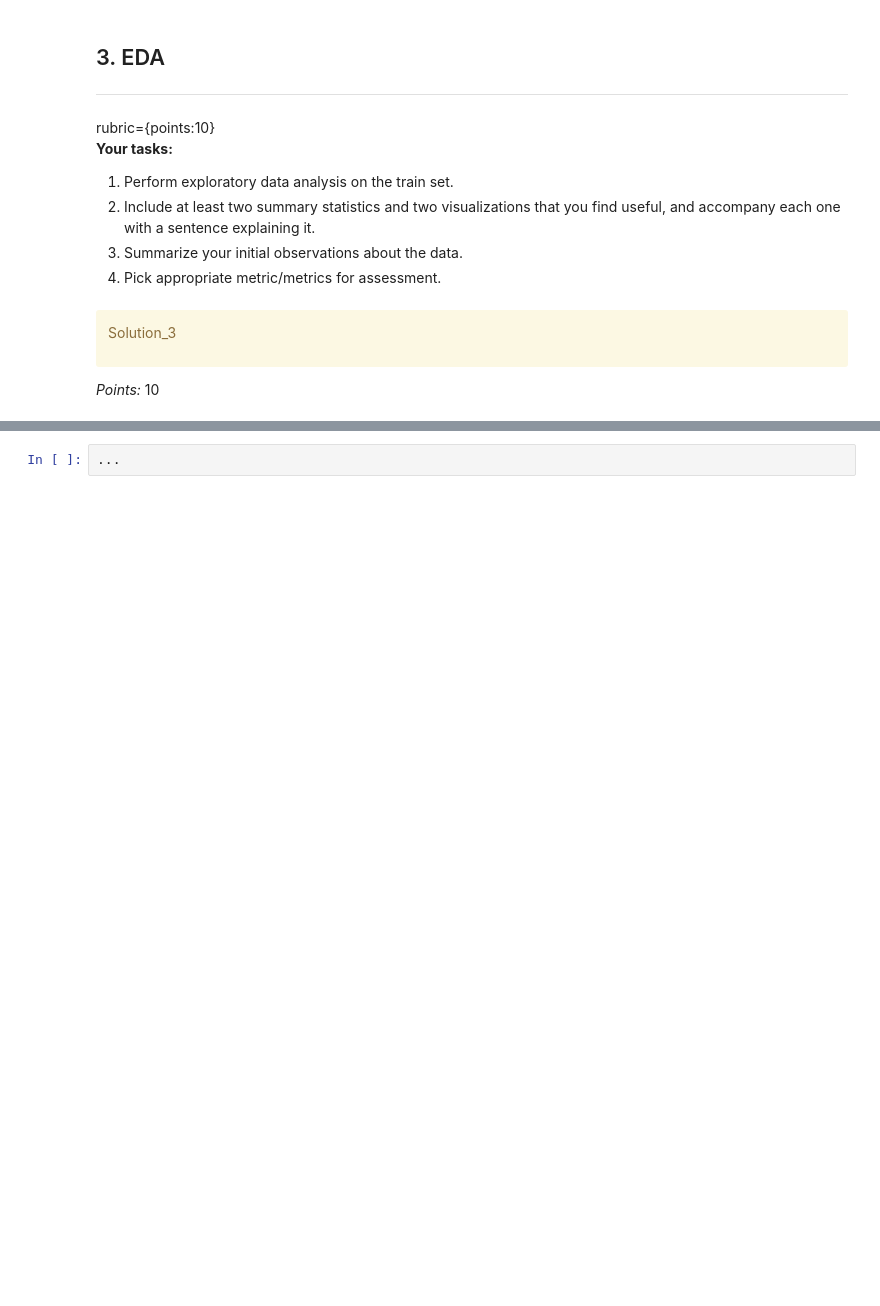
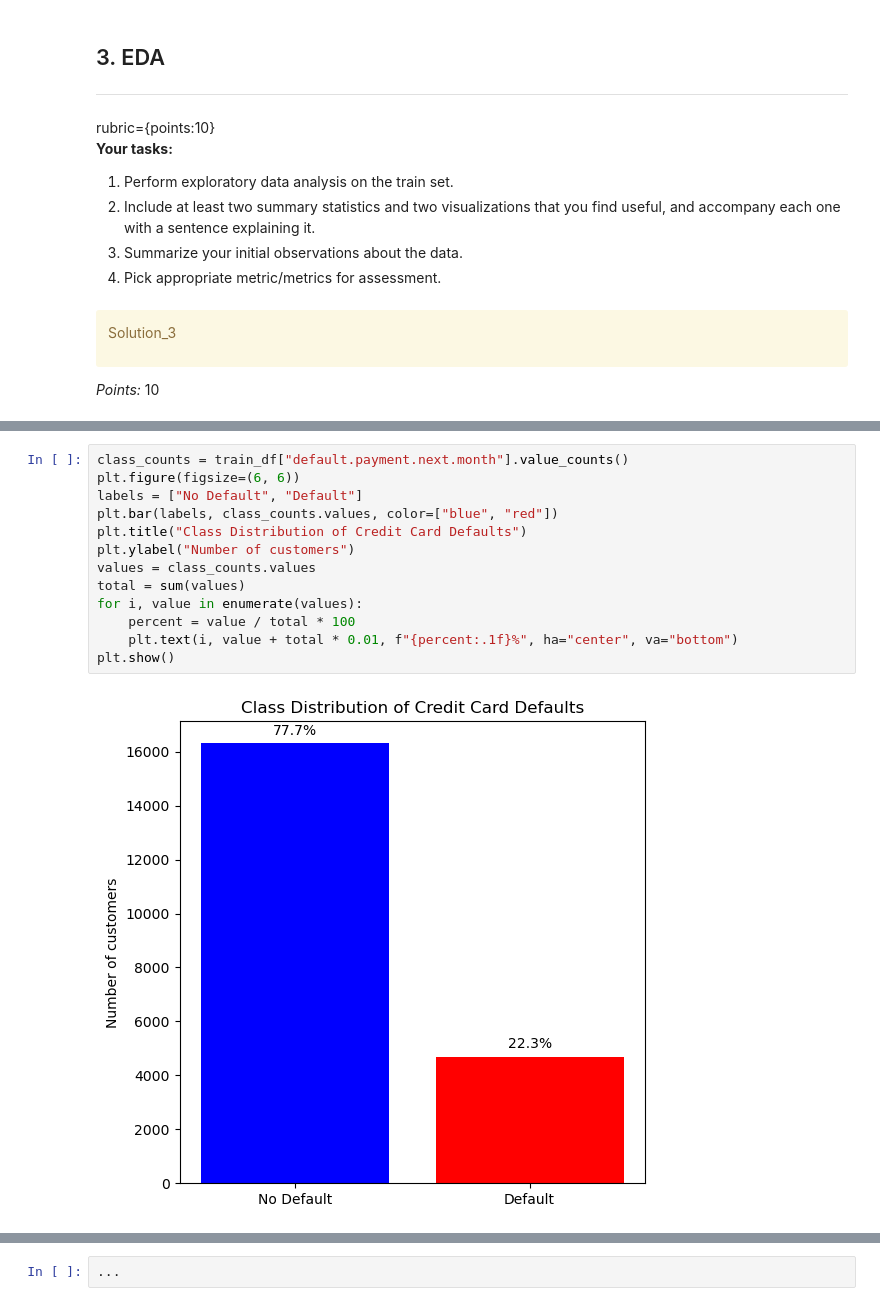
Before and after one commit to hhdning21/credit_card_default_classification, a Jupyter notebook: hw5.ipynb, the cells around one changed output, grey strips where cells are left out. Saved outputs shown, nothing was run; the diff lists cells and outputs as text; blank space fills up the shorter version.

```diff
--- a/hw5.ipynb
+++ b/hw5.ipynb
@@ -235,0 +315,15 @@ train_df.info
+# %%
+class_counts = train_df["default.payment.next.month"].value_counts()
+plt.figure(figsize=(6, 6))
+labels = ["No Default", "Default"]
+plt.bar(labels, class_counts.values, color=["blue", "red"])
+plt.title("Class Distribution of Credit Card Defaults")
+plt.ylabel("Number of customers")
+values = class_counts.values
+total = sum(values)
+for i, value in enumerate(values):
+    percent = value / total * 100
+    plt.text(i, value + total * 0.01, f"{percent:.1f}%", ha="center", va="bottom")
+plt.show()
+# %% [output]
+[figure, added]
```
Also changed, not shown: parts of 29 cells of this notebook.
